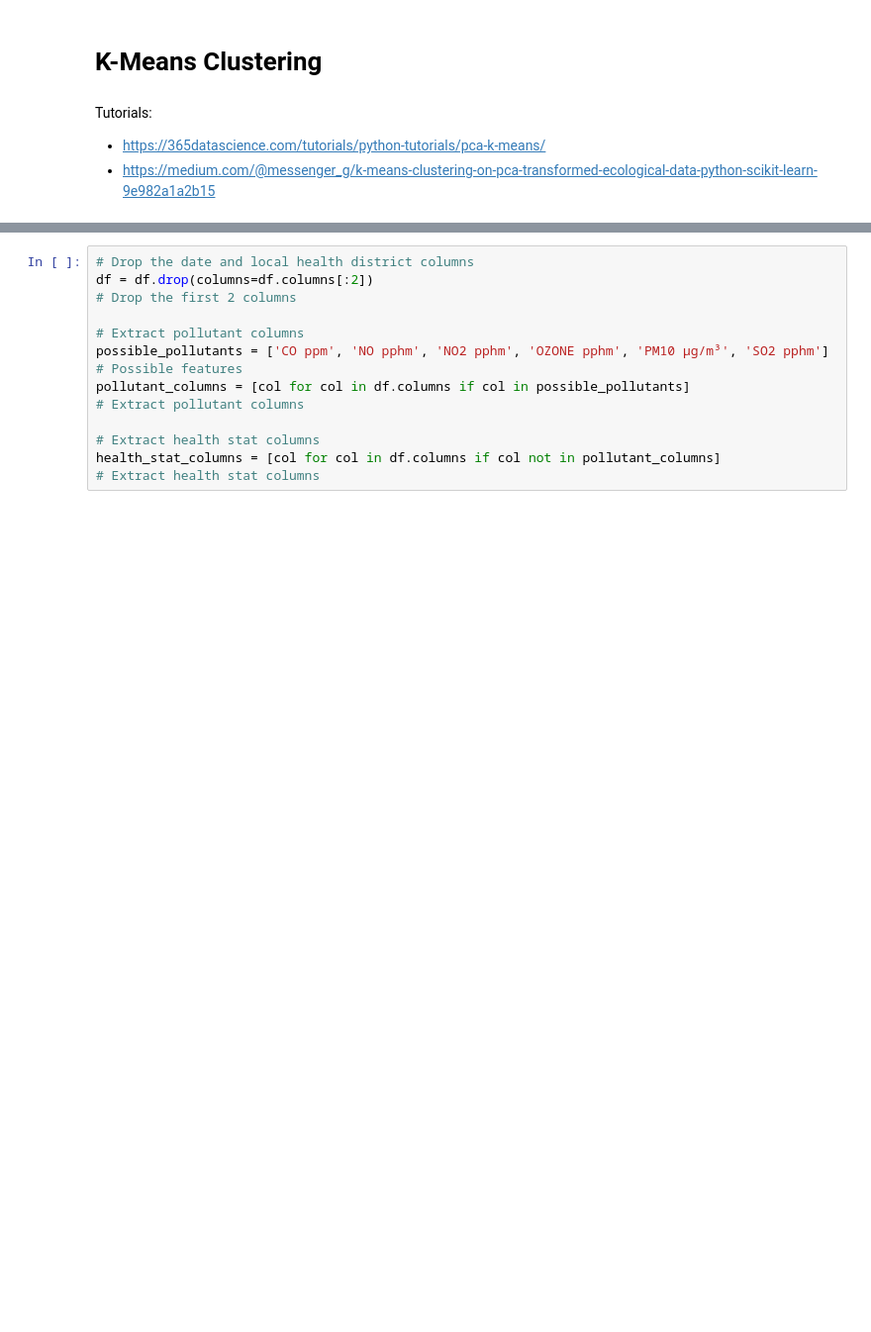
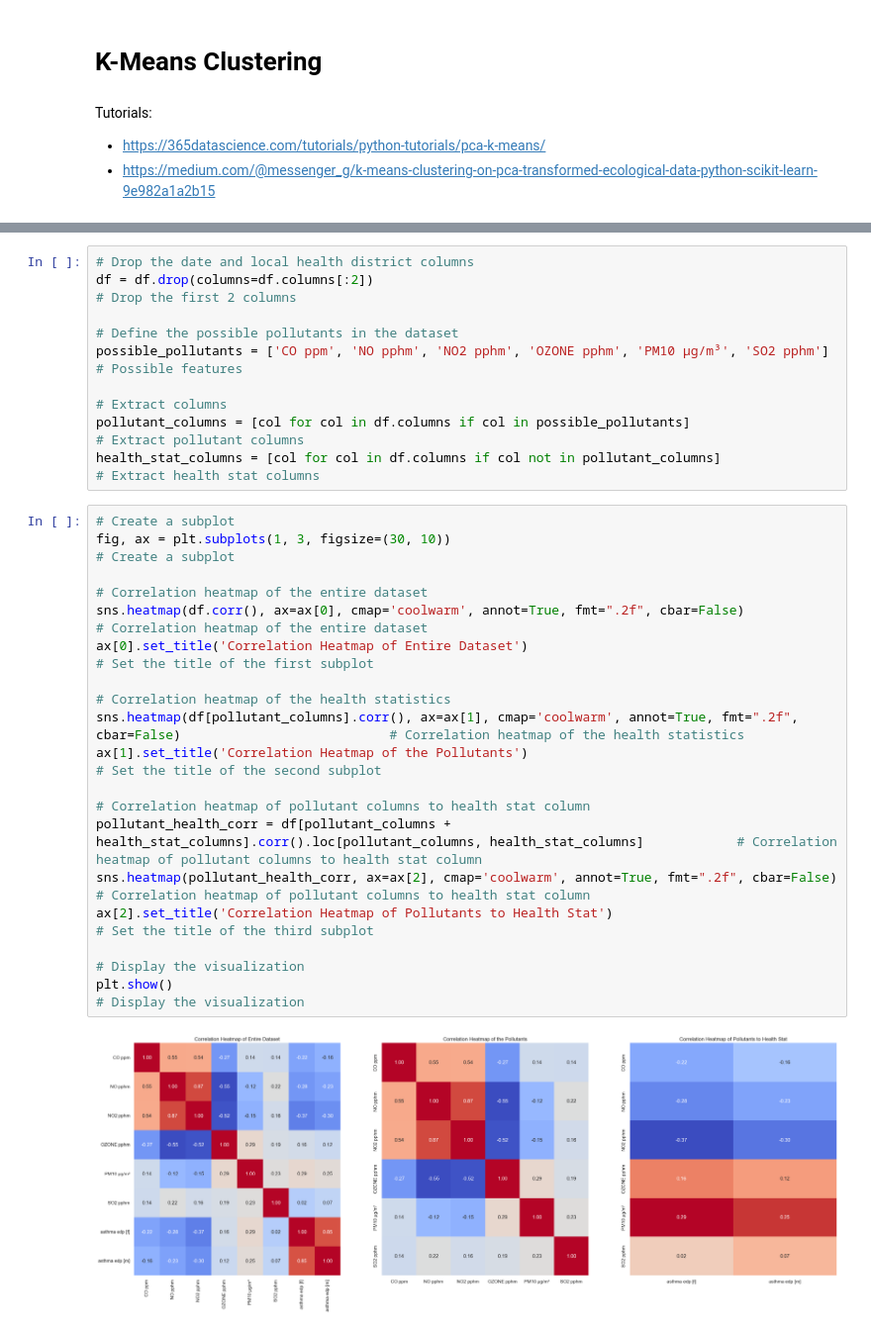
Before and after one commit to SethKalantzis-103992935/COS30049-Computing-Technology-Innovation-Project, a Jupyter notebook: v2/analysis/clustering-k-means.ipynb, the cells around one changed output, grey strips where cells are left out. Shown: that part at 99% size. Cells and saved outputs as stored; diff of their text form; blank space fills up the shorter version.

```diff
--- a/v2/analysis/clustering-k-means.ipynb
+++ b/v2/analysis/clustering-k-means.ipynb
@@ -56,11 +92,32 @@ memory usage: 20.4+ KB
 # Drop the date and local health district columns
 df = df.drop(columns=df.columns[:2])                                                                   # Drop the first 2 columns
 
-# Extract pollutant columns
+# Define the possible pollutants in the dataset
 possible_pollutants = ['CO ppm', 'NO pphm', 'NO2 pphm', 'OZONE pphm', 'PM10 µg/m³', 'SO2 pphm']        # Possible features
+
+# Extract columns
 pollutant_columns = [col for col in df.columns if col in possible_pollutants]                          # Extract pollutant columns
-
-# Extract health stat columns
-health_stat_columns = [col for col in df.columns if col not in pollutant_columns]                           # Extract health stat columns
+health_stat_columns = [col for col in df.columns if col not in pollutant_columns]                      # Extract health stat columns
+# %%
+# Create a subplot
+fig, ax = plt.subplots(1, 3, figsize=(30, 10))                                                                                    # Create a subplot
+
+# Correlation heatmap of the entire dataset
+sns.heatmap(df.corr(), ax=ax[0], cmap='coolwarm', annot=True, fmt=".2f", cbar=False)                                              # Correlation heatmap of the entire dataset
+ax[0].set_title('Correlation Heatmap of Entire Dataset')                                                                          # Set the title of the first subplot
+
+# Correlation heatmap of the health statistics
+sns.heatmap(df[pollutant_columns].corr(), ax=ax[1], cmap='coolwarm', annot=True, fmt=".2f", cbar=False)                           # Correlation heatmap of the health statistics
+ax[1].set_title('Correlation Heatmap of the Pollutants')                                                                          # Set the title of the second subplot
+
+# Correlation heatmap of pollutant columns to health stat column
+pollutant_health_corr = df[pollutant_columns + health_stat_columns].corr().loc[pollutant_columns, health_stat_columns]            # Correlation heatmap of pollutant columns to health stat column
+sns.heatmap(pollutant_health_corr, ax=ax[2], cmap='coolwarm', annot=True, fmt=".2f", cbar=False)                                  # Correlation heatmap of pollutant columns to health stat column
+ax[2].set_title('Correlation Heatmap of Pollutants to Health Stat')                                                               # Set the title of the third subplot
+
+# Display the visualization
+plt.show()                                                                                                                        # Display the visualization
+# %% [output]
+[figure, added]
 # %%
 # Scale pollutant data.
```
Also changed, not shown: parts of 15 cells of this notebook.
